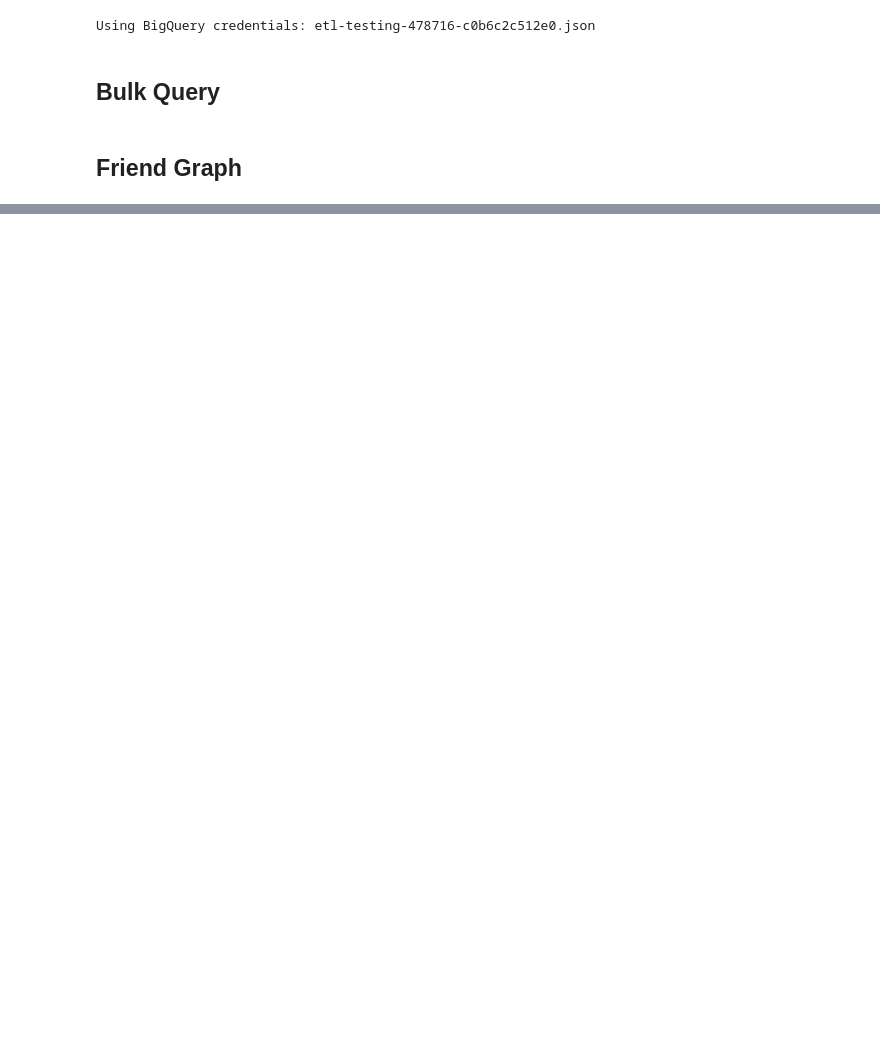
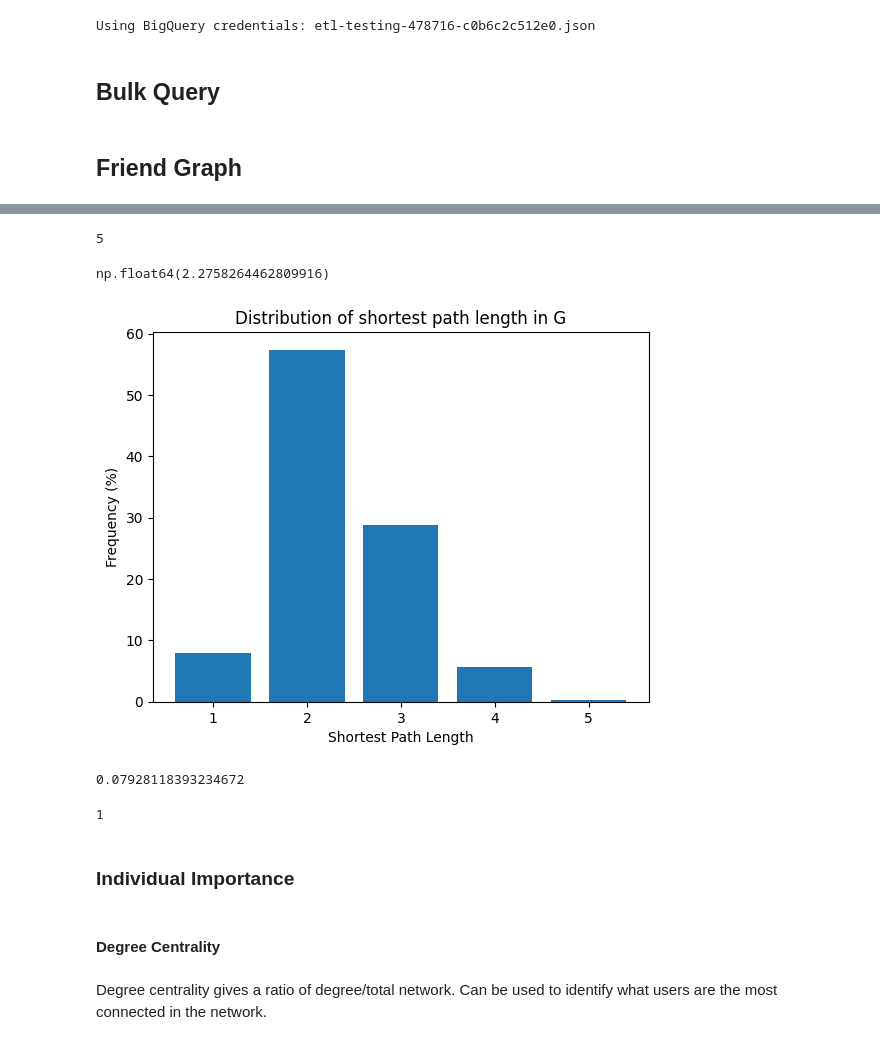
Before and after one commit to brandon841/analytics_report, a Jupyter notebook: friend_analytics.ipynb, the cells around one changed output, grey strips where cells are left out. Saved outputs shown, nothing was run; the diff lists cells and outputs as text; code cells hidden in the pictures; blank space fills up the shorter version.

```diff
--- a/friend_analytics.ipynb
+++ b/friend_analytics.ipynb
@@ -65,0 +96,57 @@ merged_df
+# %%
+#Shortest path lengths
+shortest_path_lengths = dict(nx.all_pairs_shortest_path_length(G))
+# %%
+#diameter of the graph
+diameter = max(nx.eccentricity(G, sp=shortest_path_lengths).values())
+diameter
+# %% [output]
+5
+# %%
+# Compute the average shortest path length for each node
+average_path_lengths = [
+    np.mean(list(spl.values())) for spl in shortest_path_lengths.values()
+]
+# The average over all nodes
+np.mean(average_path_lengths)
+# %% [output]
+np.float64(2.2758264462809916)
+# %%
+#Histogram of shortest path lengths
+path_lengths = np.zeros(diameter + 1, dtype=int)
+
+# Extract the frequency of shortest path lengths between two nodes
+for pls in shortest_path_lengths.values():
+    pl, cnts = np.unique(list(pls.values()), return_counts=True)
+    path_lengths[pl] += cnts
+
+# Express frequency distribution as a percentage (ignoring path lengths of 0)
+freq_percent = 100 * path_lengths[1:] / path_lengths[1:].sum()
+
+# Plot the frequency distribution (ignoring path lengths of 0) as a percentage
+fig, ax = plt.subplots()
+ax.bar(np.arange(1, diameter + 1), height=freq_percent)
+ax.set_title(
+    "Distribution of shortest path length in G", loc="center"
+)
+ax.set_xlabel("Shortest Path Length")
+ax.set_ylabel("Frequency (%)")
+plt.show()
+# %% [output]
+[figure, added]
+# %%
+#Graph density
+nx.density(G)
+# %% [output]
+0.07928118393234672
+# %%
+#Number of components (Is everyone connected?)
+nx.number_connected_components(G)
+# %% [output]
+1
+# %% [markdown]
+### Individual Importance
+# %% [markdown]
+#### Degree Centrality
+# %% [markdown]
+Degree centrality gives a ratio of degree/total network. Can be used to identify what users are the most connected in the network.
```
Also changed, not shown: parts of 21 cells of this notebook.
